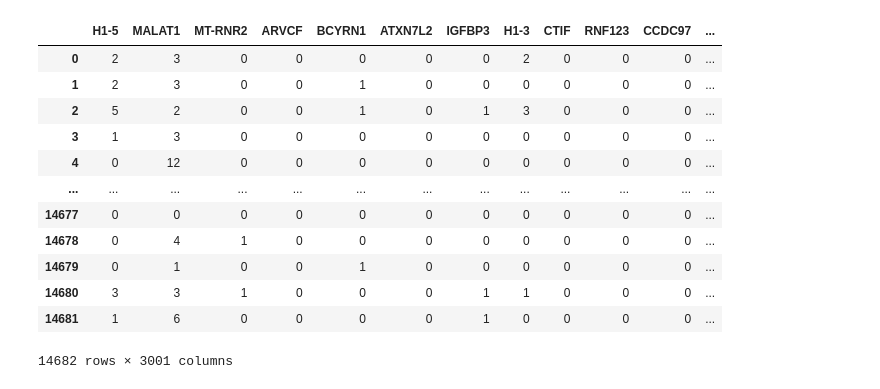
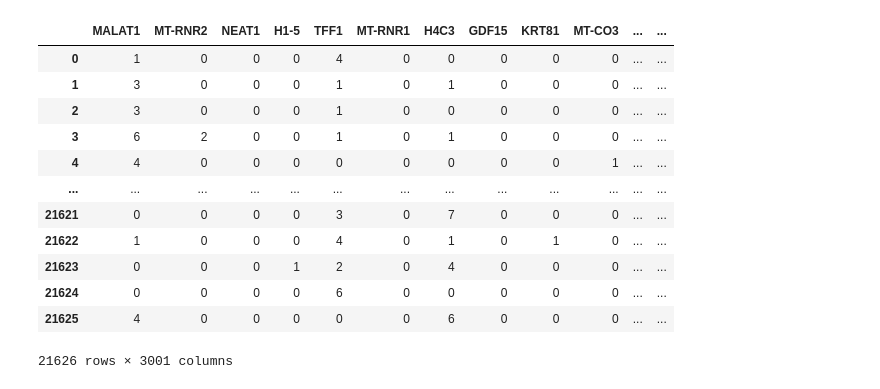
Before and after one commit to andreafabbricatore/ailab, a Jupyter notebook: toto_classification/dropseq_mcf7.ipynb, the cells around one changed output. Cells and saved outputs as stored; diff of their text form; code cells hidden in the pictures.

```diff
--- a/toto_classification/dropseq_mcf7.ipynb
+++ b/toto_classification/dropseq_mcf7.ipynb
@@ -17,20 +17,20 @@ from sklearn.neural_network import MLPClassifier
 from sklearn.model_selection import GridSearchCV
 from sklearn.decomposition import PCA
 # %%
-df = pd.read_csv("data/DropSeq/HCC1806_Filtered_Normalised_3000_Data_train.txt", sep=" ")
+df = pd.read_csv("data/DropSeq/MCF7_Filtered_Normalised_3000_Data_train.txt", sep=" ")
 df = add_label_T(df, dropname=True)
 df
 # %% [output]
-|  | H1-5 | MALAT1 | MT-RNR2 | ARVCF | BCYRN1 | ATXN7L2 | IGFBP3 | H1-3 | CTIF | RNF123 | CCDC97 | ... |
-| 0 | 2 | 3 | 0 | 0 | 0 | 0 | 0 | 2 | 0 | 0 | 0 | ... |
-| 1 | 2 | 3 | 0 | 0 | 1 | 0 | 0 | 0 | 0 | 0 | 0 | ... |
-| 2 | 5 | 2 | 0 | 0 | 1 | 0 | 1 | 3 | 0 | 0 | 0 | ... |
-| 3 | 1 | 3 | 0 | 0 | 0 | 0 | 0 | 0 | 0 | 0 | 0 | ... |
-| 4 | 0 | 12 | 0 | 0 | 0 | 0 | 0 | 0 | 0 | 0 | 0 | ... |
+|  | MALAT1 | MT-RNR2 | NEAT1 | H1-5 | TFF1 | MT-RNR1 | H4C3 | GDF15 | KRT81 | MT-CO3 | ... | ... |
+| 0 | 1 | 0 | 0 | 0 | 4 | 0 | 0 | 0 | 0 | 0 | ... | ... |
+| 1 | 3 | 0 | 0 | 0 | 1 | 0 | 1 | 0 | 0 | 0 | ... | ... |
+| 2 | 3 | 0 | 0 | 0 | 1 | 0 | 0 | 0 | 0 | 0 | ... | ... |
+| 3 | 6 | 2 | 0 | 0 | 1 | 0 | 1 | 0 | 0 | 0 | ... | ... |
+| 4 | 4 | 0 | 0 | 0 | 0 | 0 | 0 | 0 | 0 | 1 | ... | ... |
 | ... | ... | ... | ... | ... | ... | ... | ... | ... | ... | ... | ... | ... |
-| 14677 | 0 | 0 | 0 | 0 | 0 | 0 | 0 | 0 | 0 | 0 | 0 | ... |
-| 14678 | 0 | 4 | 1 | 0 | 0 | 0 | 0 | 0 | 0 | 0 | 0 | ... |
-| 14679 | 0 | 1 | 0 | 0 | 1 | 0 | 0 | 0 | 0 | 0 | 0 | ... |
-| 14680 | 3 | 3 | 1 | 0 | 0 | 0 | 1 | 1 | 0 | 0 | 0 | ... |
-| 14681 | 1 | 6 | 0 | 0 | 0 | 0 | 1 | 0 | 0 | 0 | 0 | ... |
+| 21621 | 0 | 0 | 0 | 0 | 3 | 0 | 7 | 0 | 0 | 0 | ... | ... |
+| 21622 | 1 | 0 | 0 | 0 | 4 | 0 | 1 | 0 | 1 | 0 | ... | ... |
+| 21623 | 0 | 0 | 0 | 1 | 2 | 0 | 4 | 0 | 0 | 0 | ... | ... |
+| 21624 | 0 | 0 | 0 | 0 | 6 | 0 | 0 | 0 | 0 | 0 | ... | ... |
+| 21625 | 4 | 0 | 0 | 0 | 0 | 0 | 6 | 0 | 0 | 0 | ... | ... |
-14682 rows × 3001 columns
+21626 rows × 3001 columns
```
Also changed, not shown: parts of 9 cells of this notebook, 5 other files.
